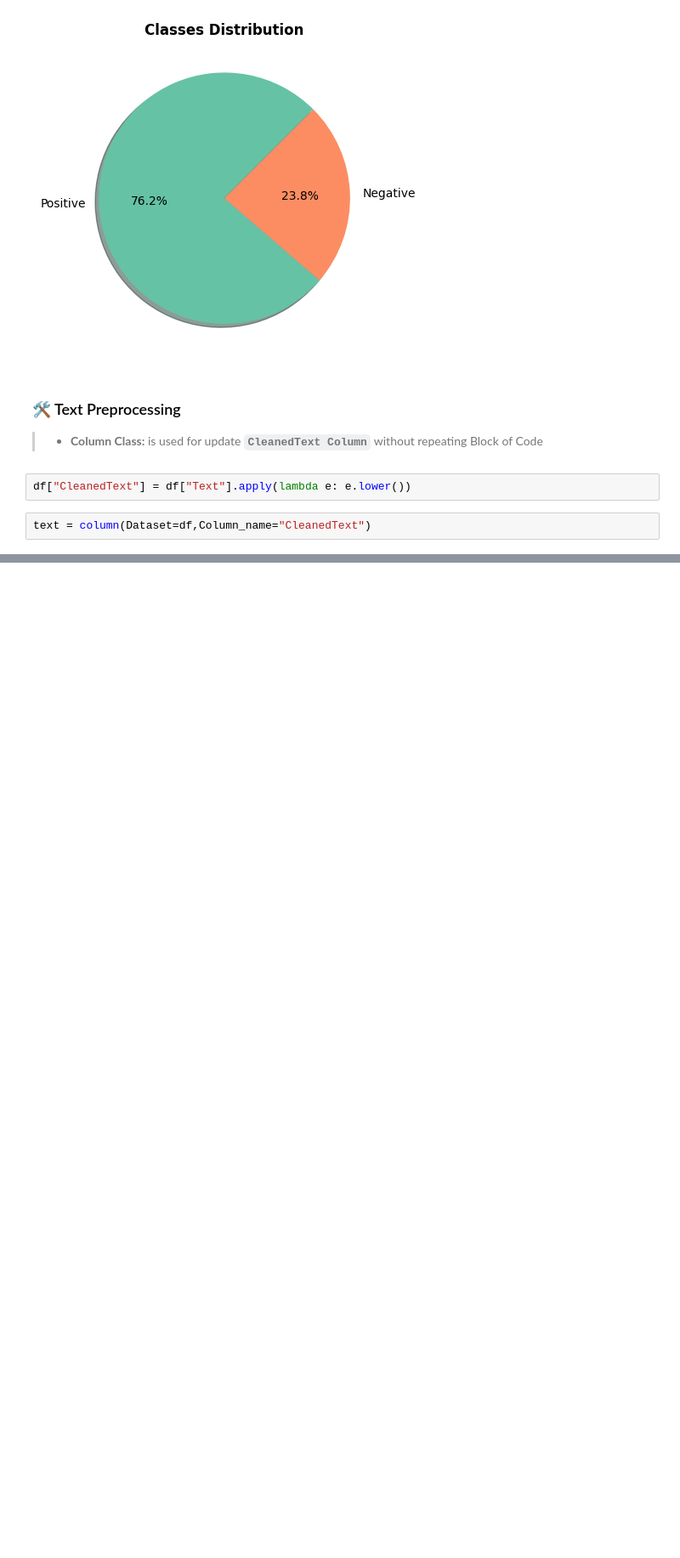
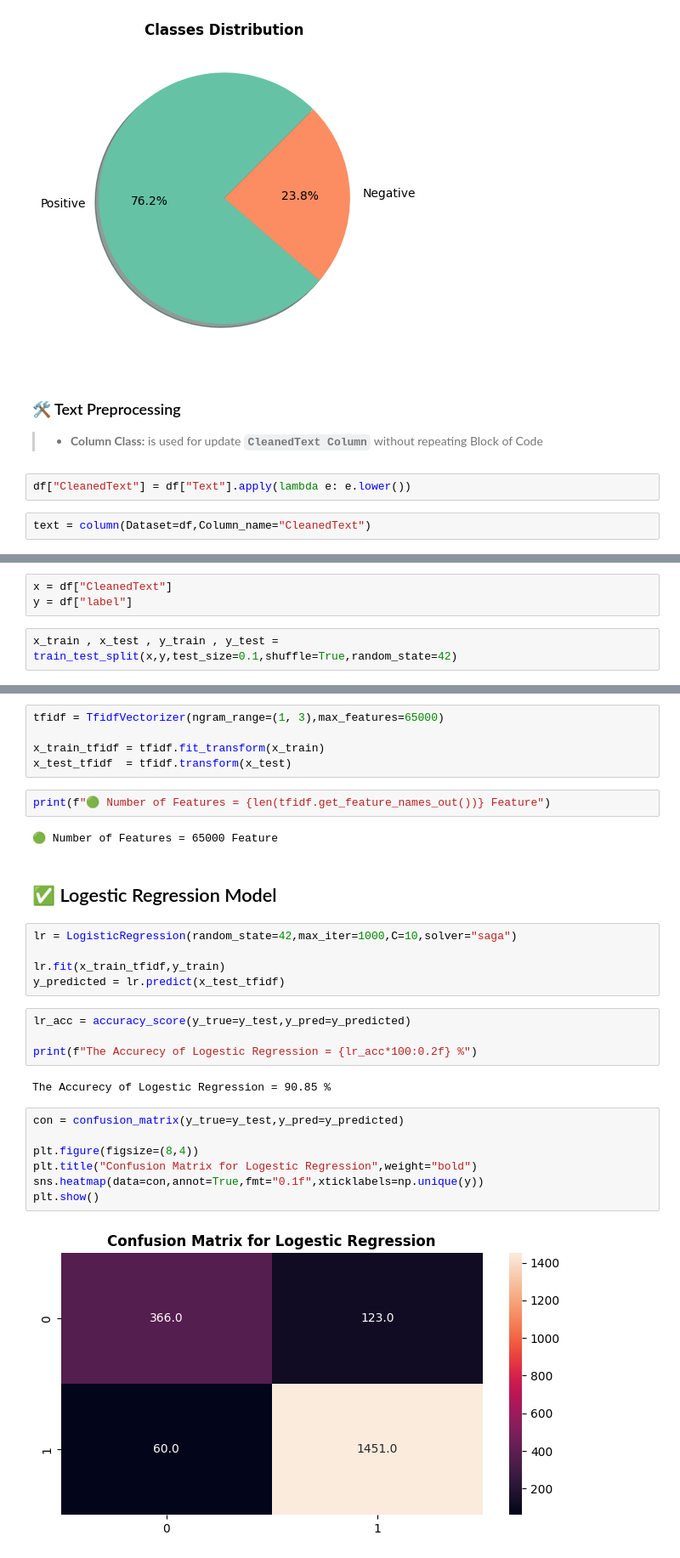
Before and after one commit to Youssef3082004/Elevvo_Pathways_Internship, a Jupyter notebook: Model.ipynb, the cells around one changed output, grey strips where cells are left out. Shown at 85% size. Cells and saved outputs as stored; diff of their text form; blank space fills up the shorter version.

Commit message:
Model V1.0.0: Logestic Regression = 90%

```diff
--- a/Model.ipynb
+++ b/Model.ipynb
@@ -97,0 +242,5 @@ df
+# %%
+x = df["CleanedText"]
+y = df["label"]
+# %%
+x_train , x_test , y_train , y_test = train_test_split(x,y,test_size=0.1,shuffle=True,random_state=42)
@@ -97,0 +249,31 @@ df
+# %%
+tfidf = TfidfVectorizer(ngram_range=(1, 3),max_features=65000)
+
+x_train_tfidf = tfidf.fit_transform(x_train)
+x_test_tfidf  = tfidf.transform(x_test)
+# %%
+print(f"🟢 Number of Features = {len(tfidf.get_feature_names_out())} Feature")
+# %% [output]
+🟢 Number of Features = 65000 Feature
+# %% [markdown]
+## ✅ Logestic Regression Model
+# %%
+lr = LogisticRegression(random_state=42,max_iter=1000,C=10,solver="saga")
+
+lr.fit(x_train_tfidf,y_train)
+y_predicted = lr.predict(x_test_tfidf)
+# %%
+lr_acc = accuracy_score(y_true=y_test,y_pred=y_predicted)
+
+print(f"The Accurecy of Logestic Regression = {lr_acc*100:0.2f} %")
+# %% [output]
+The Accurecy of Logestic Regression = 90.85 %
+# %%
+con = confusion_matrix(y_true=y_test,y_pred=y_predicted)
+
+plt.figure(figsize=(8,4))
+plt.title("Confusion Matrix for Logestic Regression",weight="bold")
+sns.heatmap(data=con,annot=True,fmt="0.1f",xticklabels=np.unique(y))
+plt.show()
+# %% [output]
+[figure, added]
```
Also changed, not shown: parts of 41 cells of this notebook.
